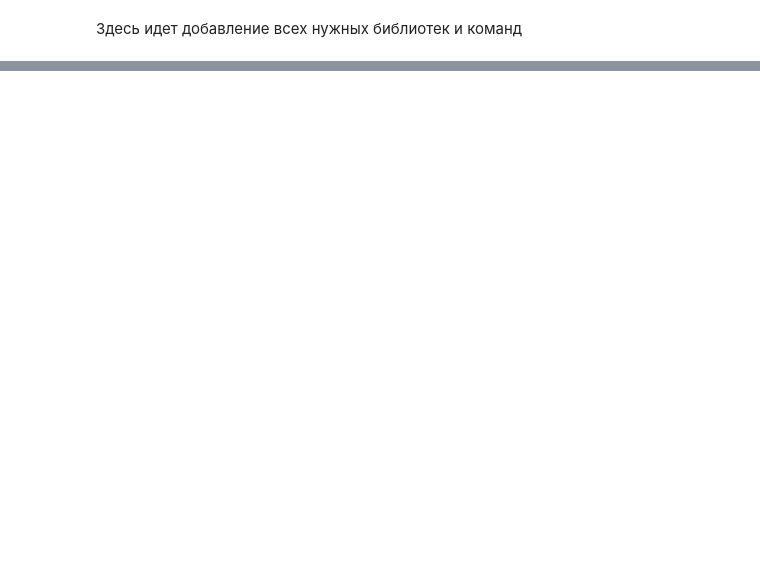
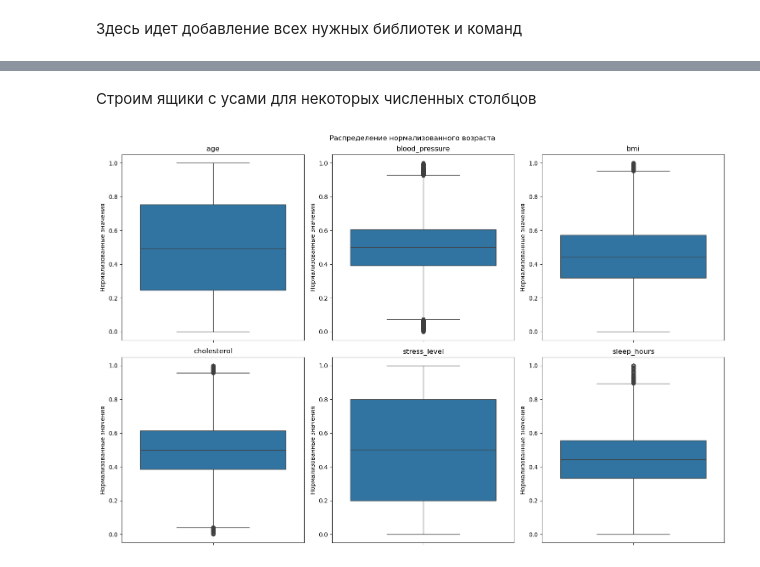
Before and after one commit to brick1ng5654/course-3, a Jupyter notebook: boml/lab_1/omo1.ipynb, the cells around one changed output, grey strips where cells are left out. Cells and saved outputs as stored; diff of their text form; code cells hidden in the pictures; blank space fills up the shorter version.

```diff
--- a/boml/lab_1/omo1.ipynb
+++ b/boml/lab_1/omo1.ipynb
@@ -181,0 +183,18 @@ df_final.columns = df.columns
+# %% [markdown]
+Строим ящики с усами для некоторых численных столбцов
+# %%
+features = ['age', 'blood_pressure', 'bmi', 'cholesterol', 'stress_level', 'sleep_hours']
+fig, axes = plt.subplots(2, 3, figsize=(15, 10))
+fig.suptitle('Распределение нормализованного возраста')
+
+for i, feature in enumerate(features):
+    row = i //3
+    col = i % 3
+    sns.boxplot(y=df[feature], ax=axes[row, col])
+    axes[row, col].set_title(feature)
+    axes[row, col].set_ylabel('Нормализованные значения')
+
+plt.tight_layout()
+plt.show()
+# %% [output]
+[figure, added]
```
Also changed, not shown: parts of 21 cells of this notebook.
